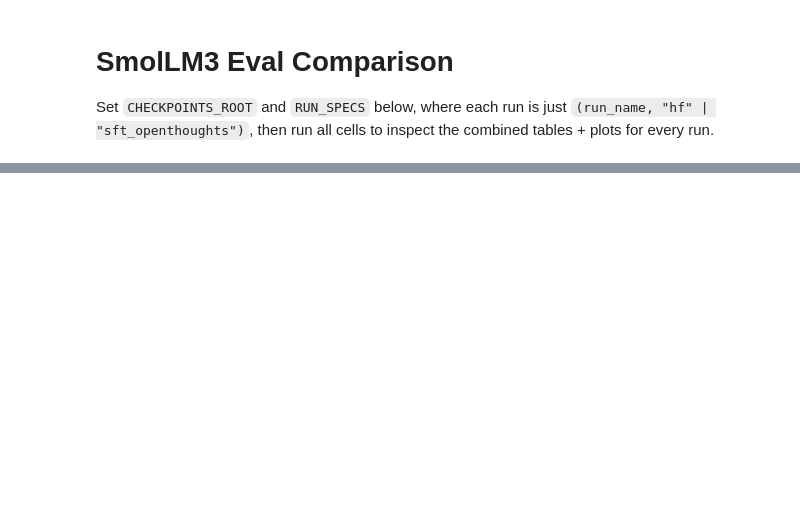
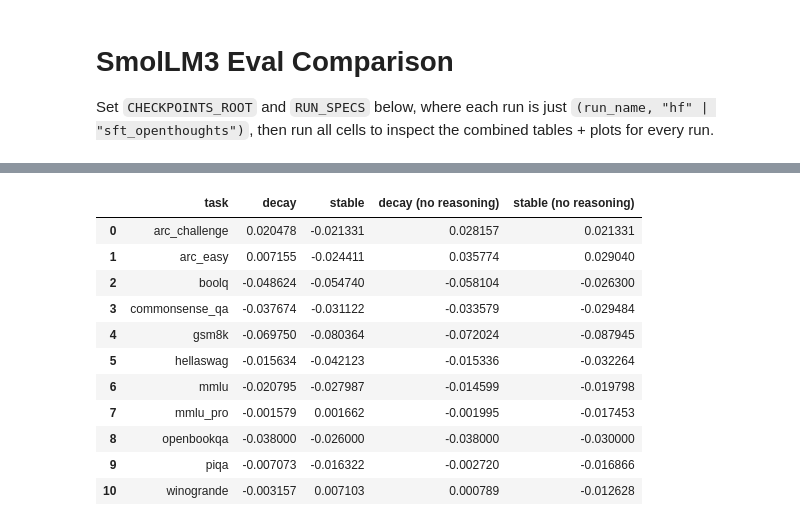
Before and after one commit to KaustubhP11/sb-decay, a Jupyter notebook: text/evaluation/smollm3/plotting/eval_comparison.ipynb, the cells around one changed output, grey strips where cells are left out. Saved outputs shown, nothing was run; the diff lists cells and outputs as text; code cells hidden in the pictures; blank space fills up the shorter version.

```diff
--- a/text/evaluation/smollm3/plotting/eval_comparison.ipynb
+++ b/text/evaluation/smollm3/plotting/eval_comparison.ipynb
@@ -348,0 +426,20 @@ for label in sft_delta_labels:
+# %%
+base_reference_spec = {"base_path": BASE_MODEL_ROOT, "eval_target": "hf"}
+base_vs_midtrain_labels, base_vs_midtrain_m, base_vs_midtrain_pairs = build_delta_against_reference(
+    base_reference_spec,
+    BASE_VS_MIDTRAIN_SPECS,
+)
+base_vs_midtrain_m
+# %% [output]
+|  | task | decay | stable | decay (no reasoning) | stable (no reasoning) |
+| 0 | arc_challenge | 0.020478 | -0.021331 | 0.028157 | 0.021331 |
+| 1 | arc_easy | 0.007155 | -0.024411 | 0.035774 | 0.029040 |
+| 2 | boolq | -0.048624 | -0.054740 | -0.058104 | -0.026300 |
+| 3 | commonsense_qa | -0.037674 | -0.031122 | -0.033579 | -0.029484 |
+| 4 | gsm8k | -0.069750 | -0.080364 | -0.072024 | -0.087945 |
+| 5 | hellaswag | -0.015634 | -0.042123 | -0.015336 | -0.032264 |
+| 6 | mmlu | -0.020795 | -0.027987 | -0.014599 | -0.019798 |
+| 7 | mmlu_pro | -0.001579 | 0.001662 | -0.001995 | -0.017453 |
+| 8 | openbookqa | -0.038000 | -0.026000 | -0.038000 | -0.030000 |
+| 9 | piqa | -0.007073 | -0.016322 | -0.002720 | -0.016866 |
+| 10 | winogrande | -0.003157 | 0.007103 | 0.000789 | -0.012628 |
```
Also changed, not shown: parts of 12 cells of this notebook, 4 other files.
